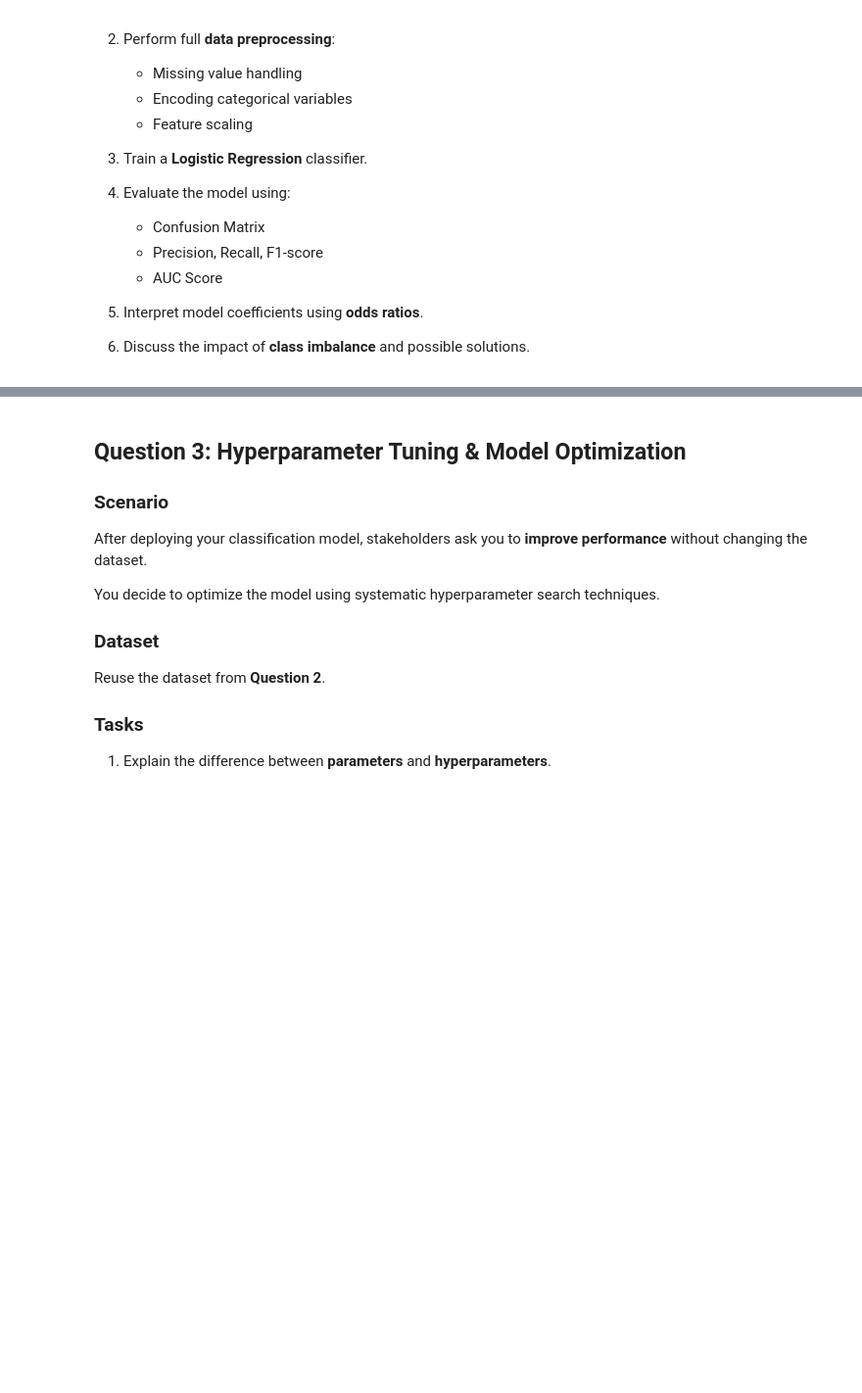
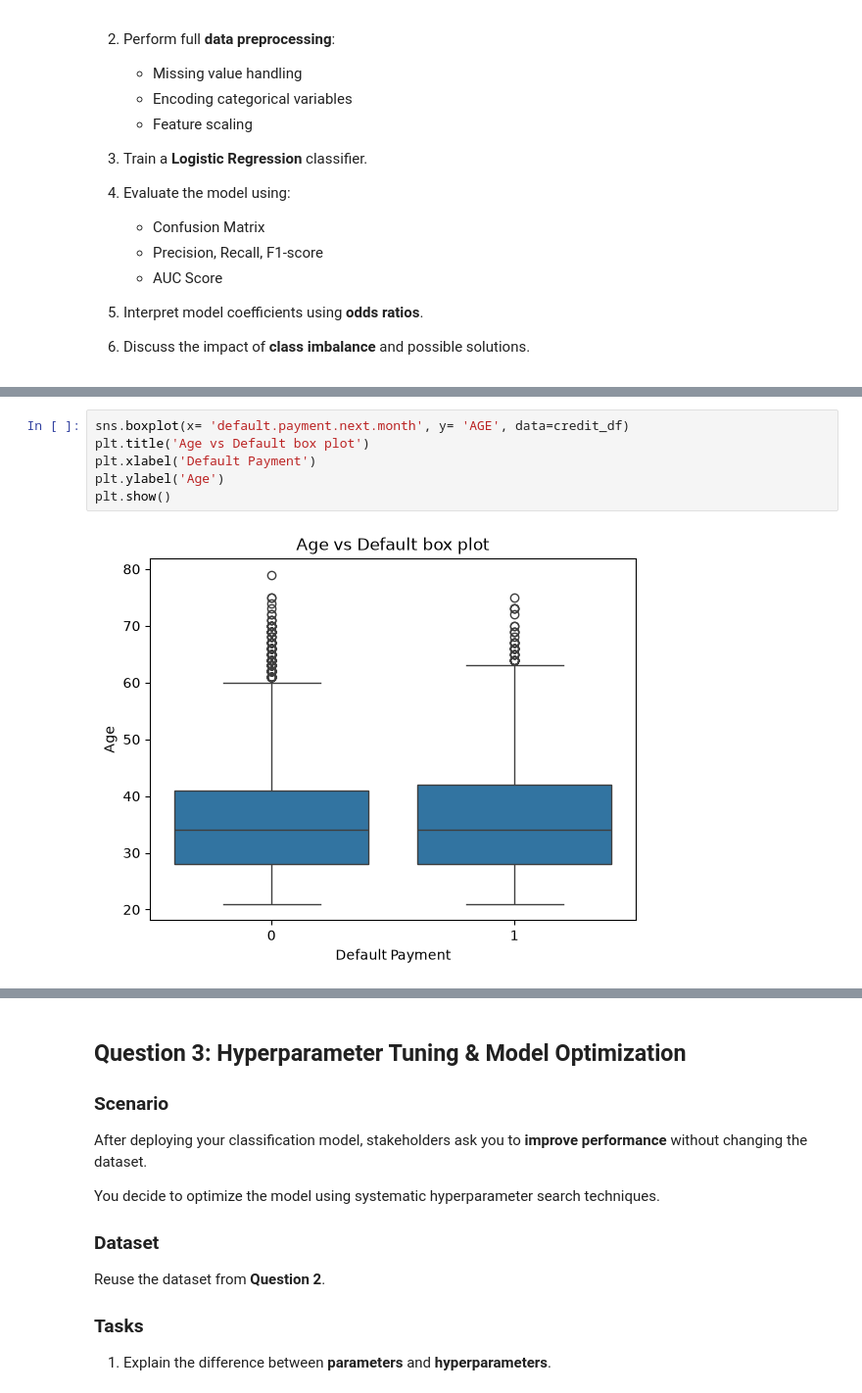
Before and after one commit to prof-screw/DSML, a Jupyter notebook: Week09/Assignment08.ipynb, the cells around one changed output, grey strips where cells are left out. Shown at 98% size. Saved outputs shown, nothing was run; the diff lists cells and outputs as text; blank space fills up the shorter version.

```diff
--- a/Week09/Assignment08.ipynb
+++ b/Week09/Assignment08.ipynb
@@ -402,0 +562,8 @@ You are hired by an organization to build a system that predicts a **binary outc
+# %%
+sns.boxplot(x= 'default.payment.next.month', y= 'AGE', data=credit_df)
+plt.title('Age vs Default box plot')
+plt.xlabel('Default Payment')
+plt.ylabel('Age')
+plt.show()
+# %% [output]
+[figure, added]
```
Also changed, not shown: parts of 35 cells of this notebook.
